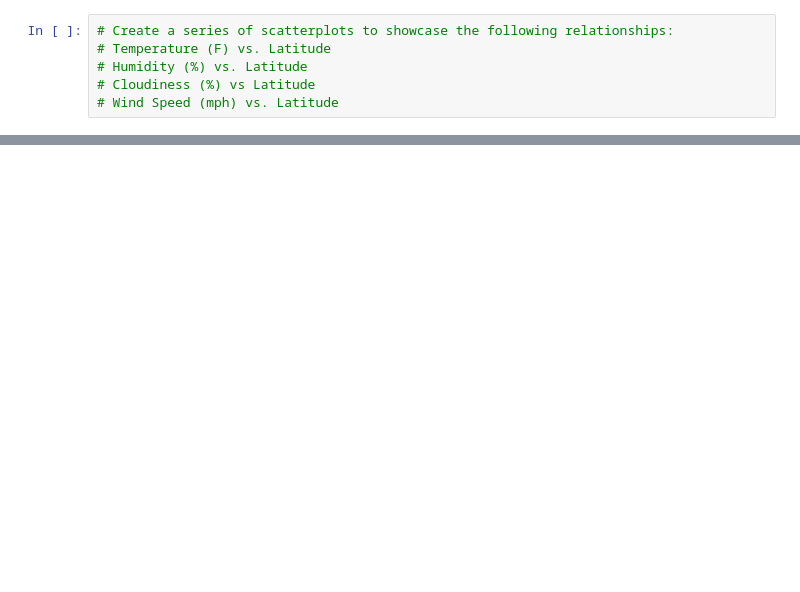
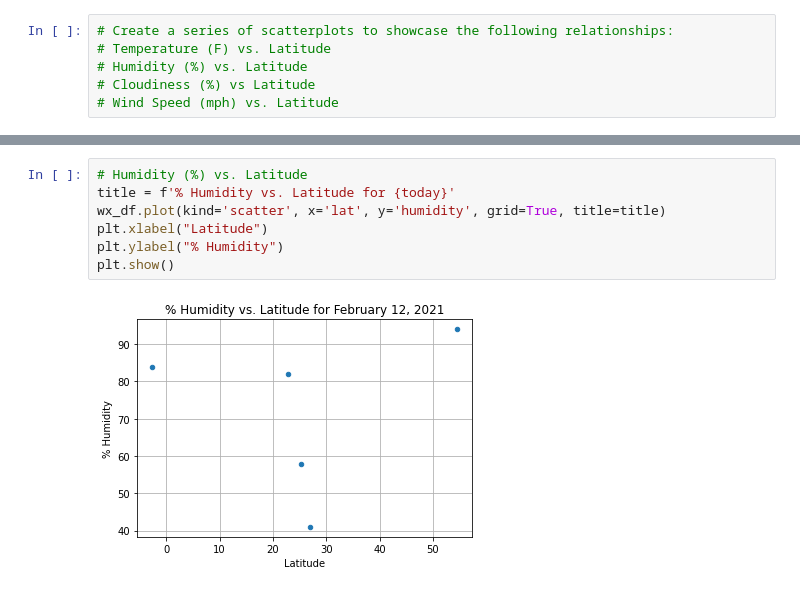
Before and after one commit to sharonpete/python-api-challenge, a Jupyter notebook: WeatherPy/WeatherPy.ipynb, the cells around one changed output, grey strips where cells are left out. Saved outputs shown, nothing was run; the diff lists cells and outputs as text; blank space fills up the shorter version.

```diff
--- a/WeatherPy/WeatherPy.ipynb
+++ b/WeatherPy/WeatherPy.ipynb
@@ -148,0 +200,9 @@ wx_df
+# %%
+# Humidity (%) vs. Latitude
+title = f'% Humidity vs. Latitude for {today}'
+wx_df.plot(kind='scatter', x='lat', y='humidity', grid=True, title=title)
+plt.xlabel("Latitude")
+plt.ylabel("% Humidity")
+plt.show()
+# %% [output]
+[figure, added]
```
Also changed, not shown: parts of 14 cells of this notebook, 1 other file.
